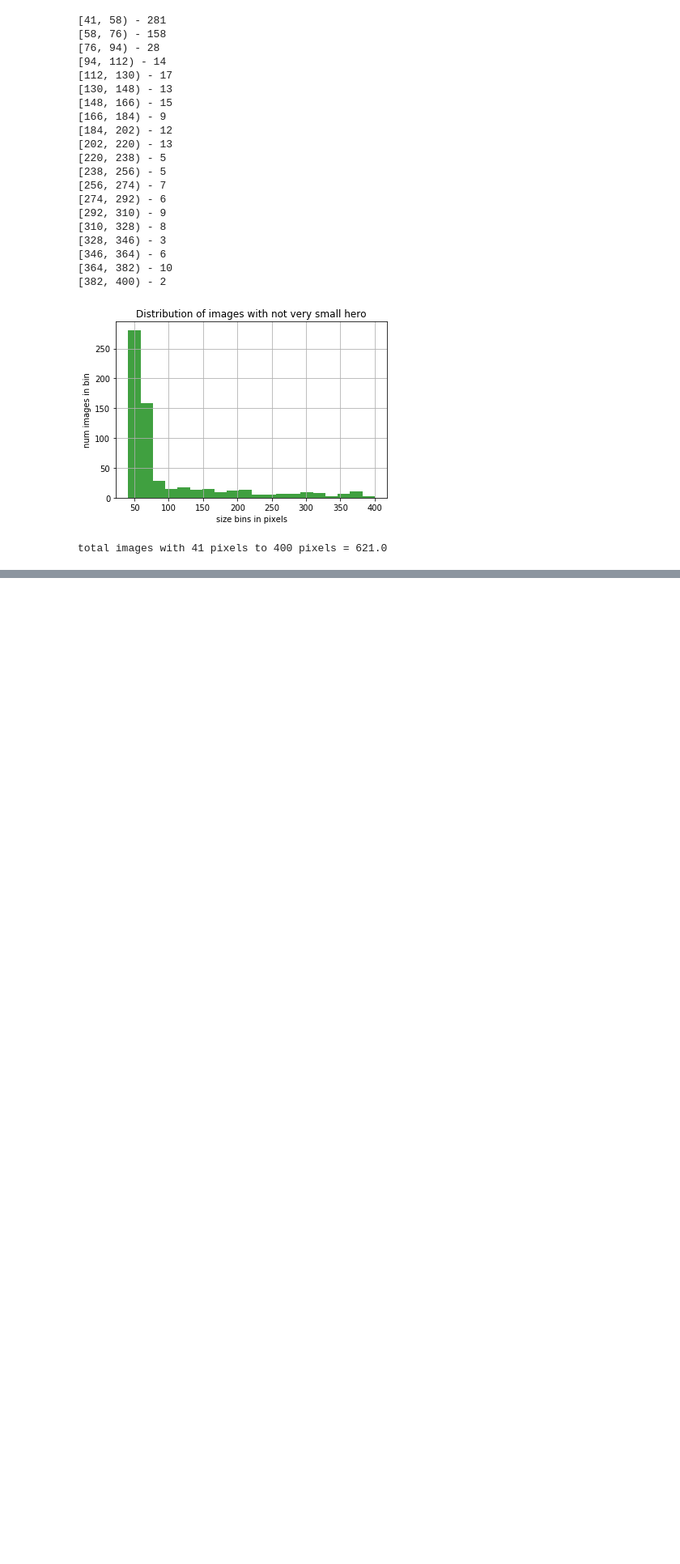
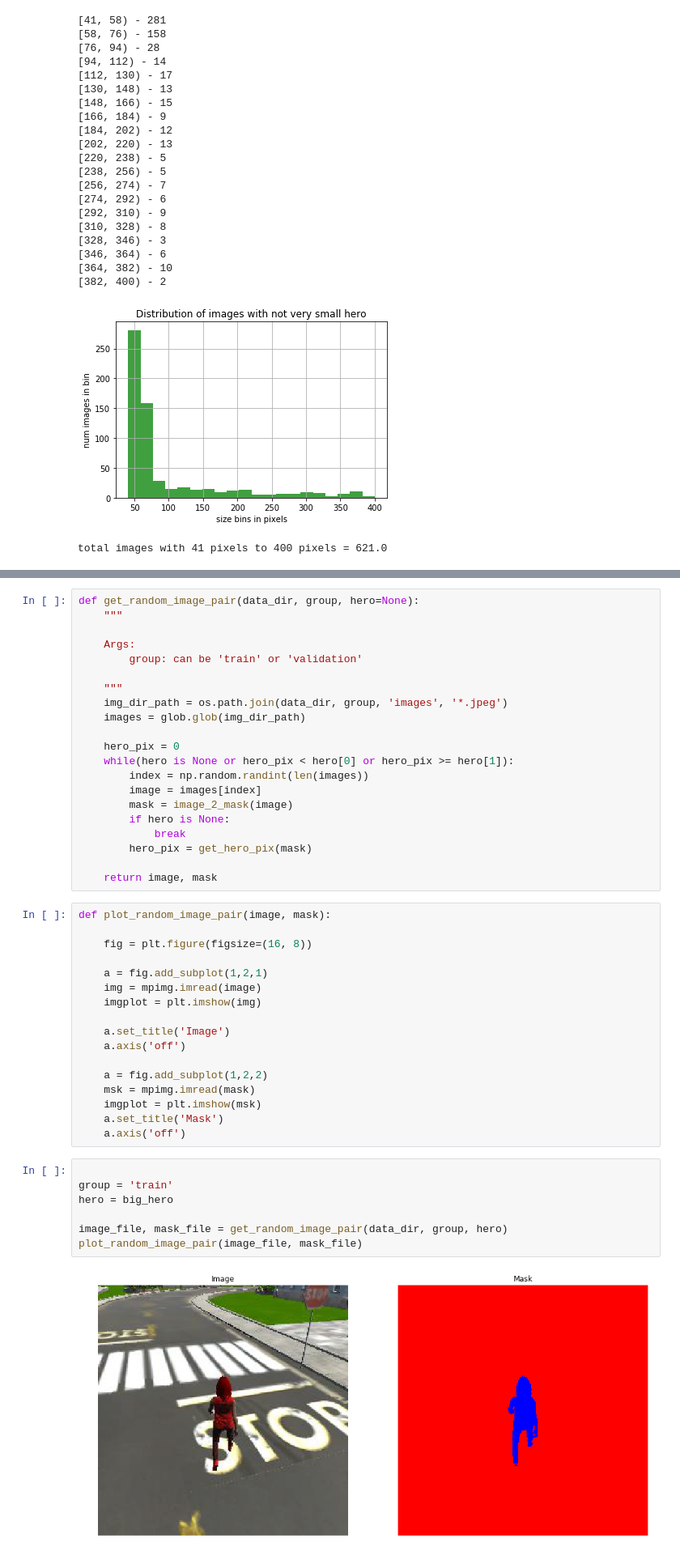
Before and after one commit to srini-x/RoboND-DeepLearning-Follow-Me, a Jupyter notebook: code/dataset_info.ipynb, the cells around one changed output, grey strips where cells are left out. Shown at 81% size. Cells and saved outputs as stored; diff of their text form; blank space fills up the shorter version.

```diff
--- a/code/dataset_info.ipynb
+++ b/code/dataset_info.ipynb
@@ -330,0 +404,47 @@ total images with 41 pixels to 400 pixels = 621.0
+# %%
+def get_random_image_pair(data_dir, group, hero=None):
+    """
+
+    Args:
+        group: can be 'train' or 'validation'
+
+    """
+    img_dir_path = os.path.join(data_dir, group, 'images', '*.jpeg')
+    images = glob.glob(img_dir_path)
+
+    hero_pix = 0
+    while(hero is None or hero_pix < hero[0] or hero_pix >= hero[1]):
+        index = np.random.randint(len(images))
+        image = images[index]
+        mask = image_2_mask(image)
+        if hero is None:
+            break
+        hero_pix = get_hero_pix(mask)
+
+    return image, mask
+# %%
+def plot_random_image_pair(image, mask):
+
+    fig = plt.figure(figsize=(16, 8))
+
+    a = fig.add_subplot(1,2,1)
+    img = mpimg.imread(image)
+    imgplot = plt.imshow(img)
+
+    a.set_title('Image')
+    a.axis('off')
+
+    a = fig.add_subplot(1,2,2)
+    msk = mpimg.imread(mask)
+    imgplot = plt.imshow(msk)
+    a.set_title('Mask')
+    a.axis('off')
+# %%
+
+group = 'train'
+hero = big_hero
+
+image_file, mask_file = get_random_image_pair(data_dir, group, hero)
+plot_random_image_pair(image_file, mask_file)
+# %% [output]
+[figure, added]
```
Also changed, not shown: parts of 8 cells of this notebook.
